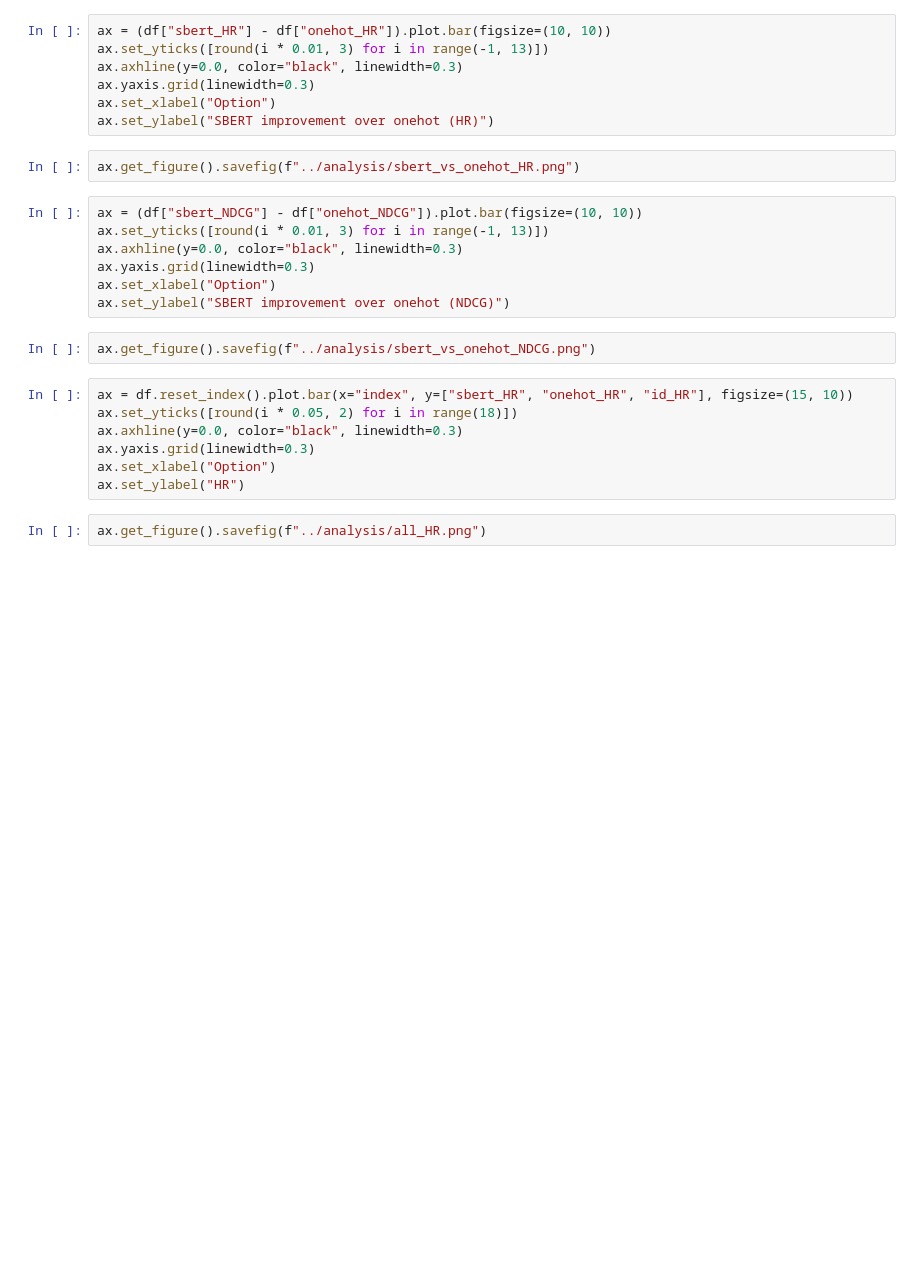
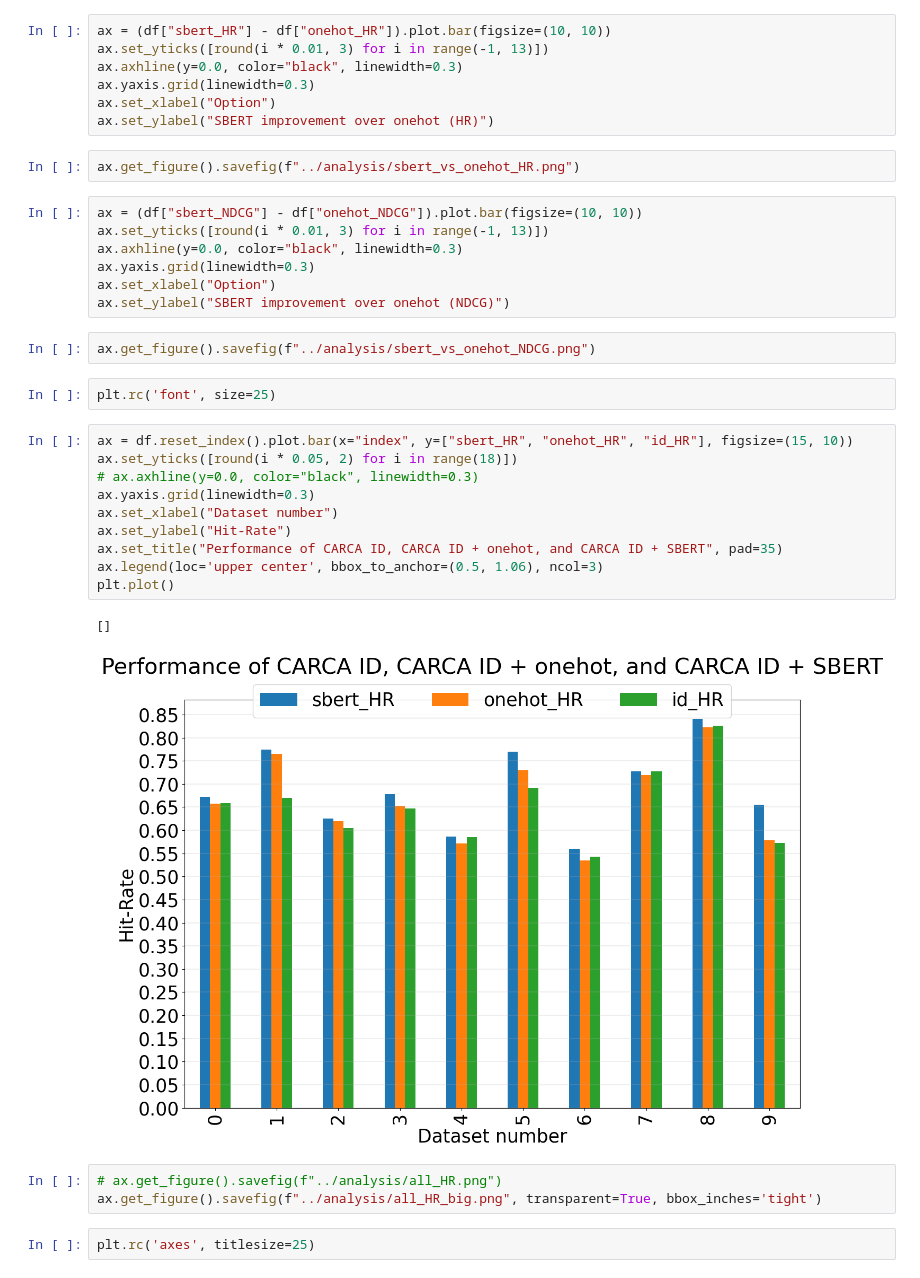
Before and after one commit to r-papso/carca-replication, a Jupyter notebook: notebooks/data_analysis.ipynb, the cells around one changed output. Cells and saved outputs as stored; diff of their text form; blank space fills up the shorter version.

```diff
--- a/notebooks/data_analysis.ipynb
+++ b/notebooks/data_analysis.ipynb
@@ -267,15 +292,26 @@ ax.set_xlabel("Option")
 ax.set_ylabel("SBERT improvement over onehot (NDCG)")
 # %%
 ax.get_figure().savefig(f"../analysis/sbert_vs_onehot_NDCG.png")
+# %%
+plt.rc('font', size=25)
 # %%
 ax = df.reset_index().plot.bar(x="index", y=["sbert_HR", "onehot_HR", "id_HR"], figsize=(15, 10))
 ax.set_yticks([round(i * 0.05, 2) for i in range(18)])
-ax.axhline(y=0.0, color="black", linewidth=0.3)
+# ax.axhline(y=0.0, color="black", linewidth=0.3)
 ax.yaxis.grid(linewidth=0.3)
-ax.set_xlabel("Option")
-ax.set_ylabel("HR")
+ax.set_xlabel("Dataset number")
+ax.set_ylabel("Hit-Rate")
+ax.set_title("Performance of CARCA ID, CARCA ID + onehot, and CARCA ID + SBERT", pad=35)
+ax.legend(loc='upper center', bbox_to_anchor=(0.5, 1.06), ncol=3)
+plt.plot()
+# %% [output]
+[]
+[figure, added]
 # %%
-ax.get_figure().savefig(f"../analysis/all_HR.png")
+# ax.get_figure().savefig(f"../analysis/all_HR.png")
+ax.get_figure().savefig(f"../analysis/all_HR_big.png", transparent=True, bbox_inches='tight')
+# %%
+plt.rc('axes', titlesize=25)
 # %%
 ax = df.reset_index().plot.bar(x="index", y=["sbert_NDCG", "onehot_NDCG", "id_NDCG"], figsize=(15, 10))
 ax.set_yticks([round(i * 0.05, 2) for i in range(14)])
```
Also changed, not shown: parts of 13 cells of this notebook, 2 other files.
